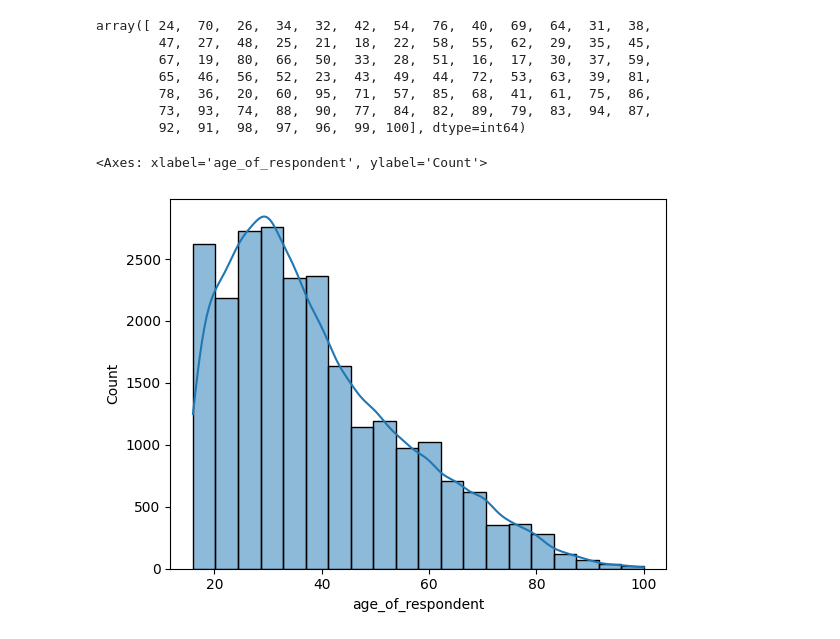
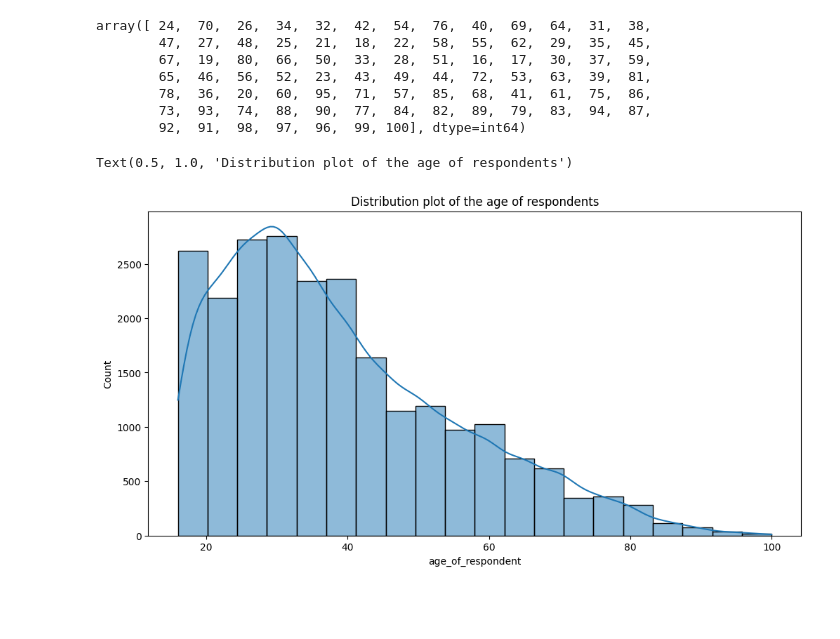
Before and after one commit to Njeri-Gitome/Financial_Inclusion_in_Africa, a Jupyter notebook: financial.ipynb, the cells around one changed output. Cells and saved outputs as stored; diff of their text form; code cells hidden in the pictures; blank space fills up the shorter version.

```diff
--- a/financial.ipynb
+++ b/financial.ipynb
@@ -171,7 +183,11 @@ array([ 24,  70,  26,  34,  32,  42,  54,  76,  40,  69,  64,  31,  38,
         92,  91,  98,  97,  96,  99, 100], dtype=int64)
 # %%
 # Age distribution plot
+plt.figure(figsize =(12,6))
+
 sns.histplot(train, x ='age_of_respondent' ,bins=20, kde=True)
+
+plt.title('Distribution plot of the age of respondents')
 # %% [output]
-<Axes: xlabel='age_of_respondent', ylabel='Count'>
+Text(0.5, 1.0, 'Distribution plot of the age of respondents')
-[figure, old version]
+[figure, new version]
```
Also changed, not shown: parts of 22 cells of this notebook.
